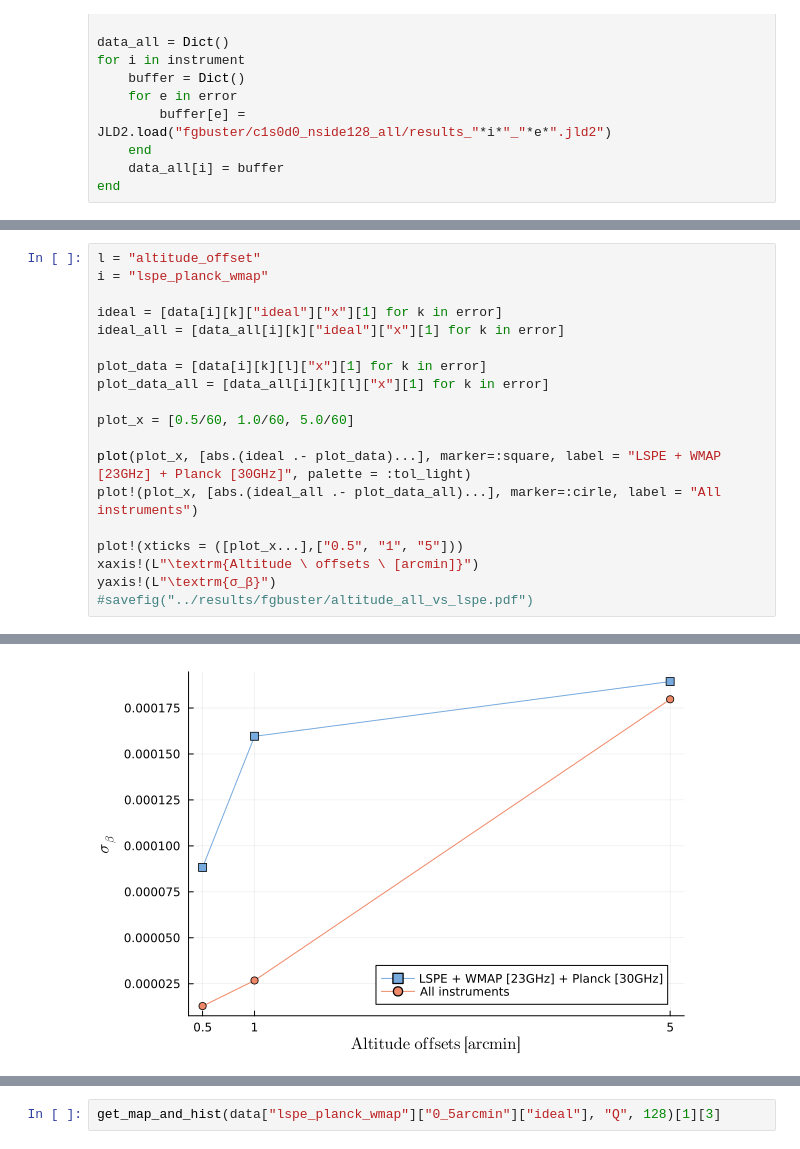
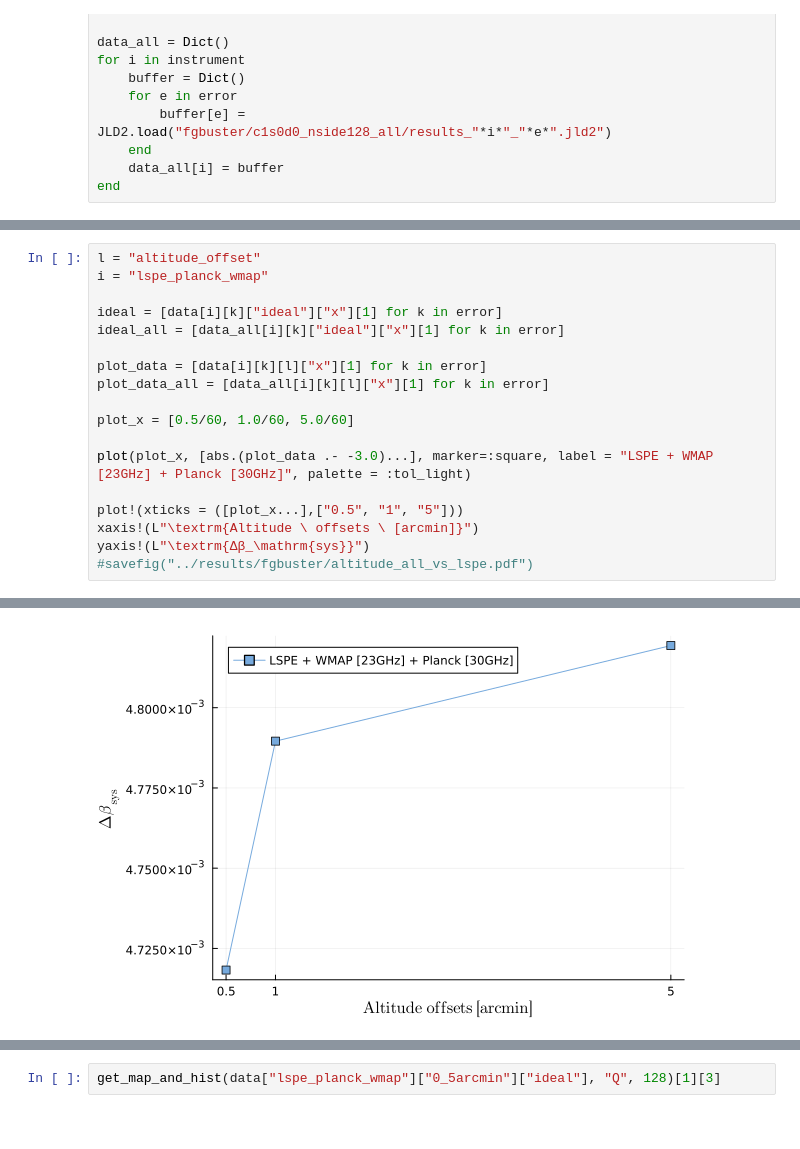
Before and after one commit to teob97/Master-Thesis-Pipeline, a Jupyter notebook: notebooks/fgbuster_plot.ipynb, the cells around one changed output, grey strips where cells are left out. Cells and saved outputs as stored; diff of their text form.

```diff
--- a/notebooks/fgbuster_plot.ipynb
+++ b/notebooks/fgbuster_plot.ipynb
@@ -88,11 +93,10 @@ plot_data_all = [data_all[i][k][l]["x"][1] for k in error]
 
 plot_x = [0.5/60, 1.0/60, 5.0/60]
 
-plot(plot_x, [abs.(ideal .- plot_data)...], marker=:square, label = "LSPE + WMAP [23GHz] + Planck [30GHz]", palette = :tol_light)
-plot!(plot_x, [abs.(ideal_all .- plot_data_all)...], marker=:cirle, label = "All instruments")
+plot(plot_x, [abs.(plot_data .- -3.0)...], marker=:square, label = "LSPE + WMAP [23GHz] + Planck [30GHz]", palette = :tol_light)
 
 plot!(xticks = ([plot_x...],["0.5", "1", "5"]))
 xaxis!(L"\textrm{Altitude \ offsets \ [arcmin]}")
-yaxis!(L"\textrm{σ_β}")
+yaxis!(L"\textrm{Δβ_\mathrm{sys}}")
 #savefig("../results/fgbuster/altitude_all_vs_lspe.pdf")
 # %% [output]
@@ -101 +103 @@ yaxis!(L"\textrm{σ_β}")
-[figure, old version]
+[figure, new version]
```
Also changed, not shown: parts of 6 cells of this notebook, 7 other files.
